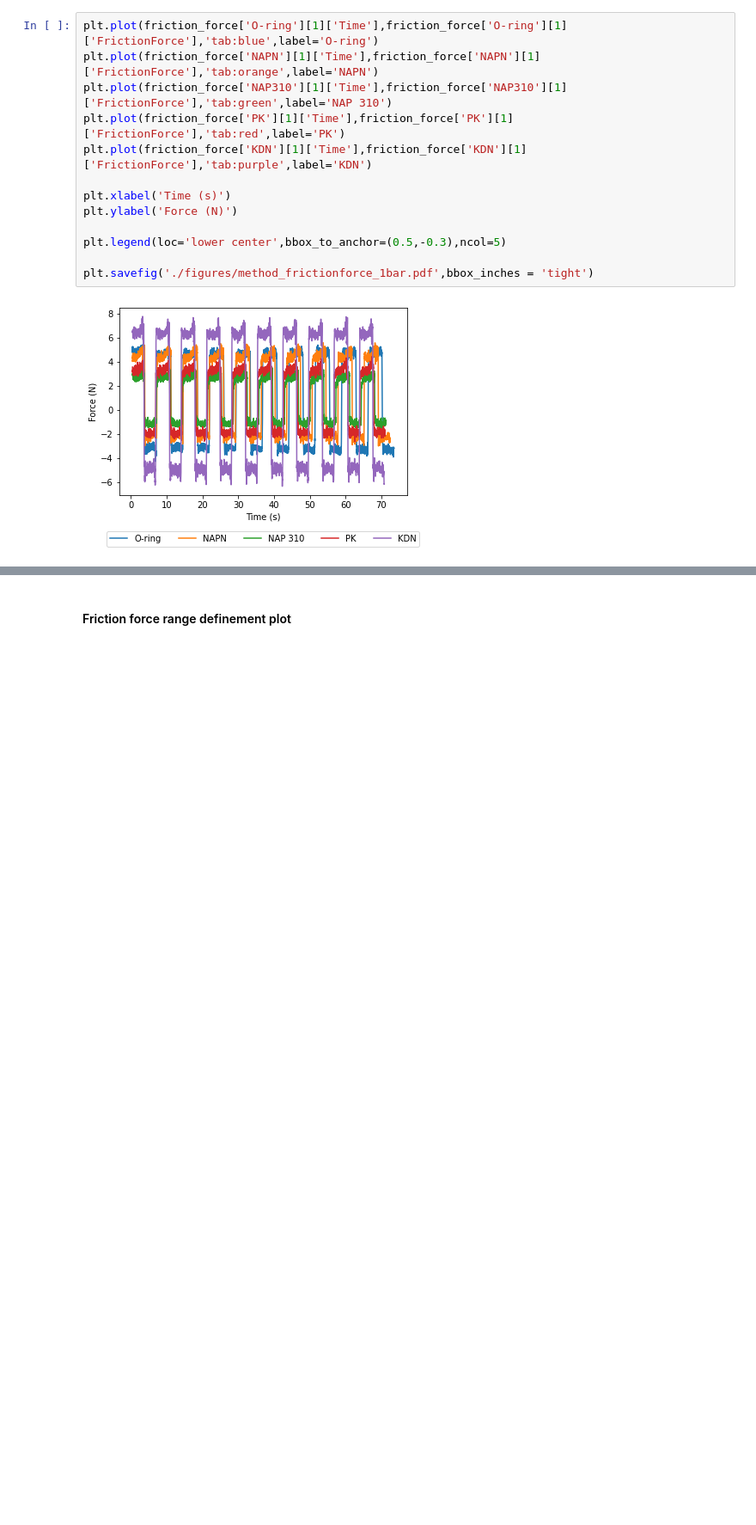
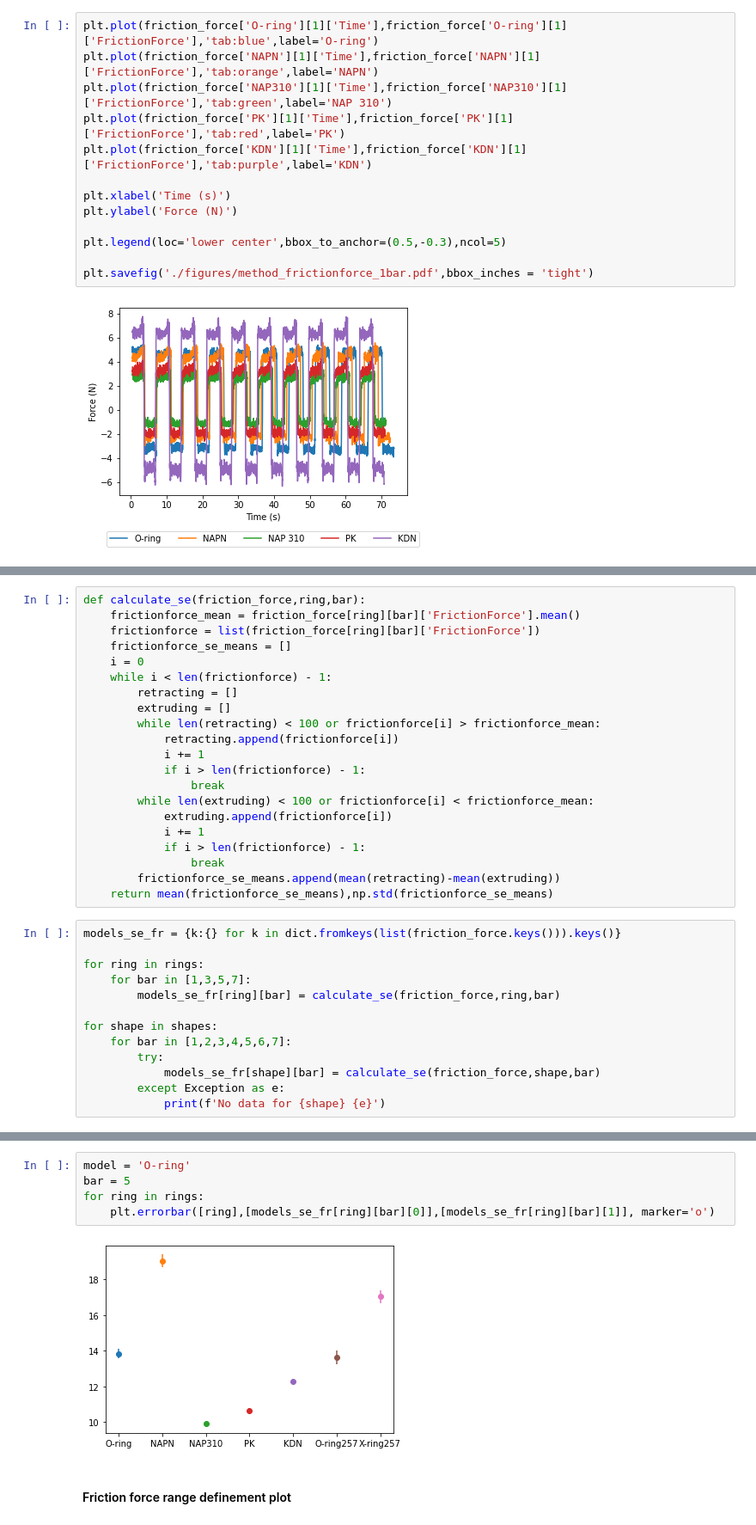
Before and after one commit to EvaZillen/3D-printed-pneumatic-actuator, a Jupyter notebook: pneumatic-actuator-results/Results - Friction force.ipynb, the cells around one changed output, grey strips where cells are left out. Shown: that part at 86% size. Saved outputs shown, nothing was run; the diff lists cells and outputs as text; blank space fills up the shorter version.

```diff
--- a/pneumatic-actuator-results/Results - Friction force.ipynb
+++ b/pneumatic-actuator-results/Results - Friction force.ipynb
@@ -107,0 +110,34 @@ plt.savefig('./figures/method_frictionforce_1bar.pdf',bbox_inches = 'tight')
+# %%
+def calculate_se(friction_force,ring,bar):
+    frictionforce_mean = friction_force[ring][bar]['FrictionForce'].mean()
+    frictionforce = list(friction_force[ring][bar]['FrictionForce'])
+    frictionforce_se_means = []
+    i = 0
+    while i < len(frictionforce) - 1:
+        retracting = []
+        extruding = []
+        while len(retracting) < 100 or frictionforce[i] > frictionforce_mean:
+            retracting.append(frictionforce[i])
+            i += 1
+            if i > len(frictionforce) - 1:
+                break
+        while len(extruding) < 100 or frictionforce[i] < frictionforce_mean:
+            extruding.append(frictionforce[i])
+            i += 1
+            if i > len(frictionforce) - 1:
+                break
+        frictionforce_se_means.append(mean(retracting)-mean(extruding))
+    return mean(frictionforce_se_means),np.std(frictionforce_se_means)
+# %%
+models_se_fr = {k:{} for k in dict.fromkeys(list(friction_force.keys())).keys()}
+
+for ring in rings:
+    for bar in [1,3,5,7]:
+        models_se_fr[ring][bar] = calculate_se(friction_force,ring,bar)
+
+for shape in shapes:
+    for bar in [1,2,3,4,5,6,7]:
+        try:
+            models_se_fr[shape][bar] = calculate_se(friction_force,shape,bar)
+        except Exception as e:
+            print(f'No data for {shape} {e}')
@@ -108,3 +174,10 @@ plt.savefig('./figures/method_frictionforce_1bar.pdf',bbox_inches = 'tight')
+# %%
+model = 'O-ring'
+bar = 5
+for ring in rings:
+    plt.errorbar([ring],[models_se_fr[ring][bar][0]],[models_se_fr[ring][bar][1]], marker='o')
+# %% [output]
+[figure, added]
 # %% [markdown]
 #### Friction force range definement plot
 # %%
```
Also changed, not shown: parts of 6 cells of this notebook.
